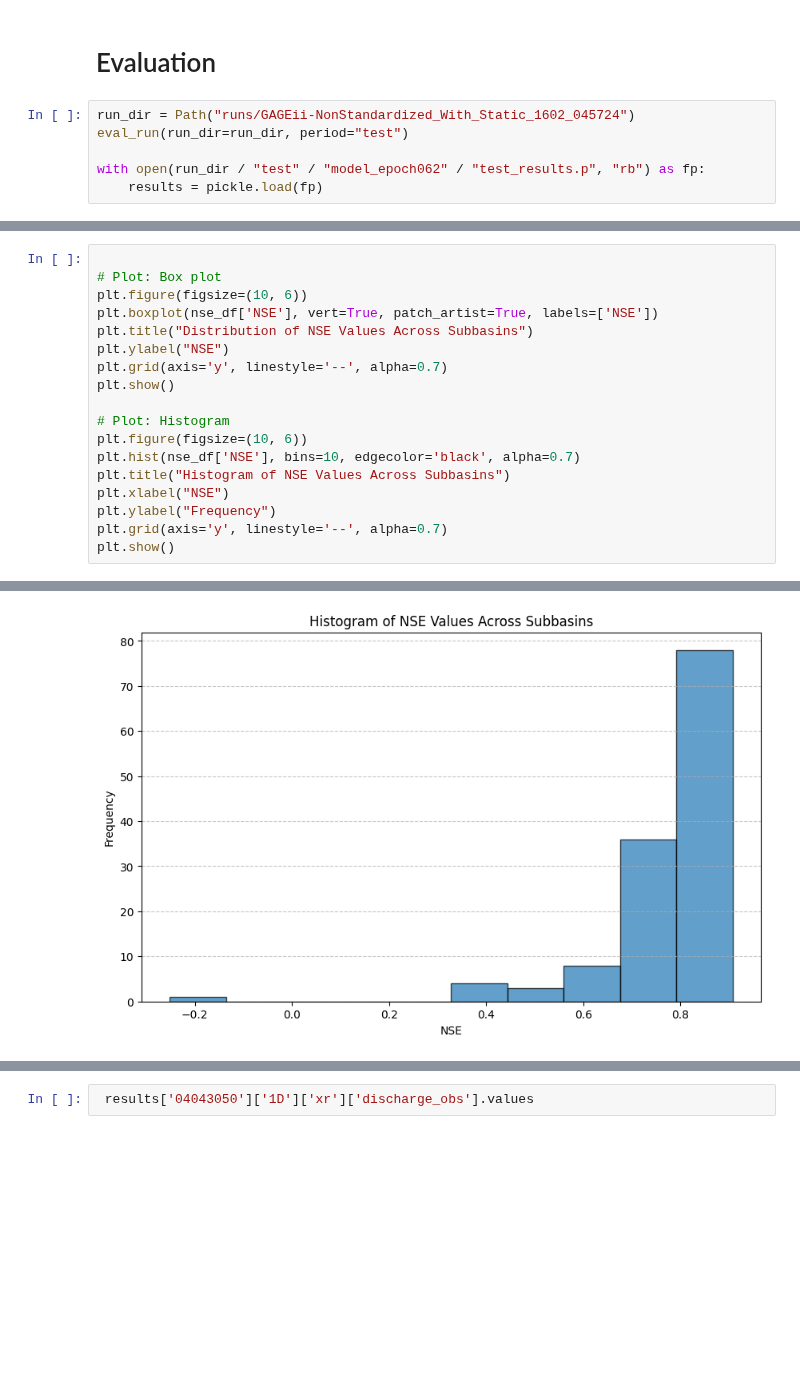
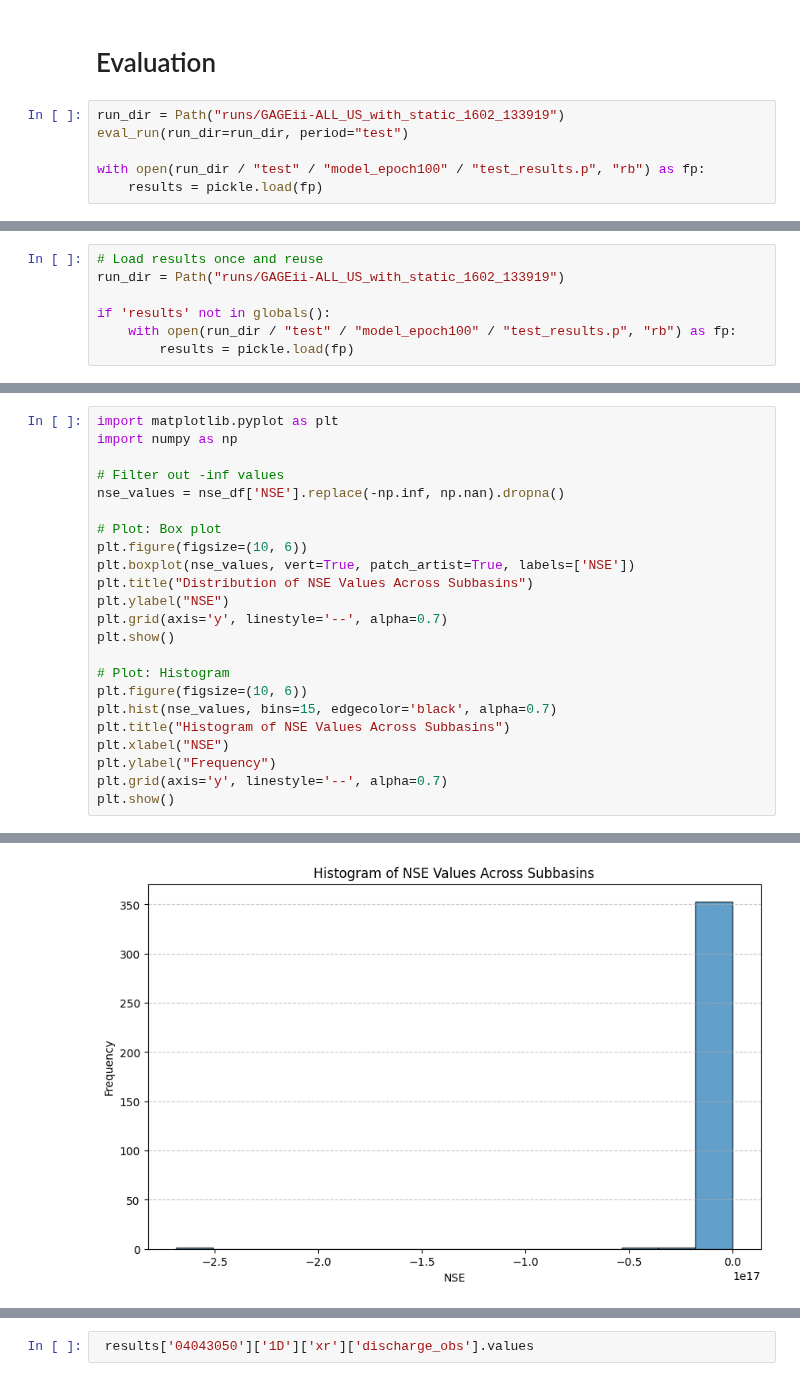
Before and after one commit to yunsupark1120/GAGEii_modeling, a Jupyter notebook: model_training.ipynb, the cells around one changed output, grey strips where cells are left out. Saved outputs shown, nothing was run; the diff lists cells and outputs as text; blank space fills up the shorter version.

```diff
--- a/model_training.ipynb
+++ b/model_training.ipynb
@@ -33,9 +68,9 @@ KeyboardInterrupt:
 # %% [markdown]
 # Evaluation
 # %%
-run_dir = Path("runs/GAGEii-NonStandardized_With_Static_1602_045724")
+run_dir = Path("runs/GAGEii-ALL_US_with_static_1602_133919")
 eval_run(run_dir=run_dir, period="test")
 
-with open(run_dir / "test" / "model_epoch062" / "test_results.p", "rb") as fp:
+with open(run_dir / "test" / "model_epoch100" / "test_results.p", "rb") as fp:
     results = pickle.load(fp)
 # %% [output]
@@ -53,3 +78,10 @@ AttributeError: '_MultiProcessingDataLoaderIter' object has no attribute '_worke
+# %%
+# Load results once and reuse
+run_dir = Path("runs/GAGEii-ALL_US_with_static_1602_133919")
+
+if 'results' not in globals():
+    with open(run_dir / "test" / "model_epoch100" / "test_results.p", "rb") as fp:
+        results = pickle.load(fp)
 # %%
 import numpy as np
 import pandas as pd
@@ -103,9 +142,14 @@ Negative      1
 Name: count, dtype: int64
 # %%
+import matplotlib.pyplot as plt
+import numpy as np
+
+# Filter out -inf values
+nse_values = nse_df['NSE'].replace(-np.inf, np.nan).dropna()
 
 # Plot: Box plot
 plt.figure(figsize=(10, 6))
-plt.boxplot(nse_df['NSE'], vert=True, patch_artist=True, labels=['NSE'])
+plt.boxplot(nse_values, vert=True, patch_artist=True, labels=['NSE'])
 plt.title("Distribution of NSE Values Across Subbasins")
 plt.ylabel("NSE")
 plt.grid(axis='y', linestyle='--', alpha=0.7)
@@ -113,7 +157,7 @@ plt.show()
 
 # Plot: Histogram
 plt.figure(figsize=(10, 6))
-plt.hist(nse_df['NSE'], bins=10, edgecolor='black', alpha=0.7)
+plt.hist(nse_values, bins=15, edgecolor='black', alpha=0.7)
 plt.title("Histogram of NSE Values Across Subbasins")
 plt.xlabel("NSE")
 plt.ylabel("Frequency")
@@ -124 +168 @@ plt.show()
-[figure, old version]
+[figure, new version]
```
Also changed, not shown: parts of 34 cells of this notebook, 5 other files.
